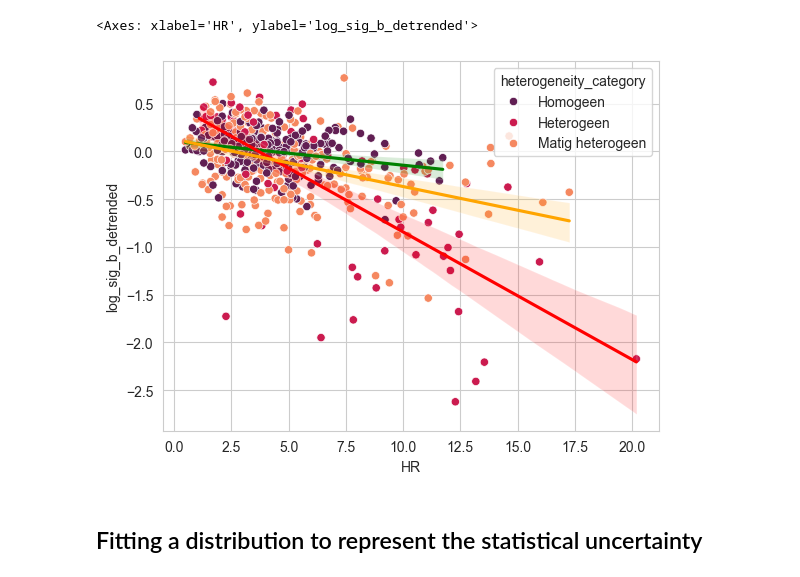
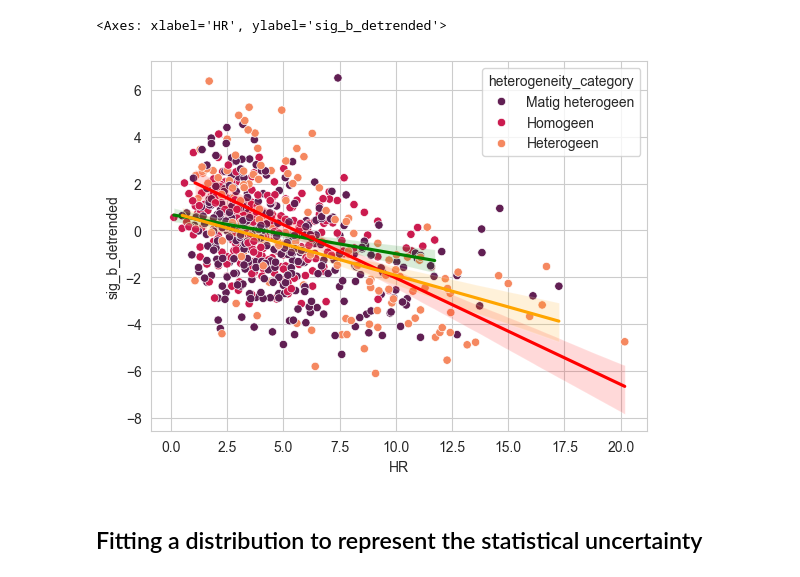
Before and after one commit to amavrits/asphalt-db, a Jupyter notebook: results/AnalysisOfResiduals.ipynb, the cells around one changed output. Cells and saved outputs as stored; diff of their text form; code cells hidden in the pictures.

```diff
--- a/results/AnalysisOfResiduals.ipynb
+++ b/results/AnalysisOfResiduals.ipynb
@@ -21,23 +22,28 @@ working_dir = Path(r'c:\Repositories\asphalt-db\results')
 results_dir = Path(r'c:\Users\klerk_wj\OneDrive - Stichting Deltares\00_Projecten\09_Kvk Asfalt\results')
 # %%
 #load the data
-dikes_and_projects = query_dikes_and_projects(sqlite3.connect(working_dir.parent.joinpath('data','database_all_v3.sqlite')))
-df_final = load_and_merge_data(working_dir.parent.joinpath('data','database_all_v3.sqlite'))
+dikes_and_projects = query_dikes_and_projects(sqlite3.connect(working_dir.parent.joinpath('data','database_all_v5.sqlite')))
+df_final = load_and_merge_data(working_dir.parent.joinpath('data','database_all_v5.sqlite'))
 data_per_dike_project = get_section_based_statistics(df_final, dikes_and_projects)
 df_final, data_per_dike_project = classifications_wrapper(df_final, data_per_dike_project)
+
+
+hue_order = ['Homogeen', 'Matig heterogeen', 'Heterogeen']
 # %%
 #load the detrended data
 # df_detrended = pd.read_csv(working_dir.parent.joinpath('data','detrended_data.csv'))
-df_detrended = pd.read_csv(working_dir.parent.joinpath('results','heterogeneity_regression', 'log_y_True', 'data_with_regression_output.csv'))
+df_detrended = pd.read_csv(working_dir.parent.joinpath('results','heterogeneity_regression', 'log_y_False', 'data_with_regression_output.csv'))
 # %%
 # df_detrended['nonlog_detrended_residuals'] = df_detrended['sig_b'] - np.exp(df_detrended['sig_b_regression'])
-df_detrended['sig_b_detrended'] = df_detrended['sig_b'] - np.exp(df_detrended['log_sig_b_regression'])
+#rename resid_M1 to sig_b_detrended
+df_detrended.rename(columns={'resid_M1':'sig_b_detrended'}, inplace=True)
+# df_detrended['sig_b_detrended'] = df_detrended['sig_b'] - df_detrended['resid_M1']
 
 #add some section characteristics to df_detrended
 df_detrended = pd.merge(df_detrended, data_per_dike_project[['project_dike_id','sig_b_mean', 'sig_b_std']], on='project_dike_id', how='left')
 
 #remove data for age_at_investigation >50
-df_detrended = df_detrended[df_detrended['age_at_investigation'] <=50]
+# df_detrended = df_detrended[df_detrended['age_at_investigation'] <=50]
 
 # sns.scatterplot(data=df_detrended, x='age_at_investigation', y='nonlog_detrended_residuals', hue='heterogeneity_category')
 sns.scatterplot(data=df_detrended, x='age_at_investigation', y='sig_b_detrended', hue='heterogeneity_category')
@@ -86,14 +157,14 @@ dict(zip(labels, bp_test))
 # %%
-sns.scatterplot(data=df_detrended, x='HR', y= 'log_sig_b_detrended', hue='heterogeneity_category', palette='rocket')
-sns.regplot(data=df_detrended.loc[df_detrended['heterogeneity_category'] == 'Homogeen'], x='HR', y= 'log_sig_b_detrended', scatter=False, color='green')
-sns.regplot(data=df_detrended.loc[df_detrended['heterogeneity_category'] == 'Heterogeen'], x='HR', y= 'log_sig_b_detrended', scatter=False, color='red')
-sns.regplot(data=df_detrended.loc[df_detrended['heterogeneity_category'] == 'Matig heterogeen'], x='HR', y= 'log_sig_b_detrended', scatter=False, color='orange')
+sns.scatterplot(data=df_detrended, x='HR', y= 'sig_b_detrended', hue='heterogeneity_category', palette='rocket')
+sns.regplot(data=df_detrended.loc[df_detrended['heterogeneity_category'] == 'Homogeen'], x='HR', y= 'sig_b_detrended', scatter=False, color='green')
+sns.regplot(data=df_detrended.loc[df_detrended['heterogeneity_category'] == 'Heterogeen'], x='HR', y= 'sig_b_detrended', scatter=False, color='red')
+sns.regplot(data=df_detrended.loc[df_detrended['heterogeneity_category'] == 'Matig heterogeen'], x='HR', y= 'sig_b_detrended', scatter=False, color='orange')
 
 #drop Matig heterogeen
 # df_detrended = df_detrended[df_detrended['heterogeneity_category'] != 'Matig heterogeen']
 # %% [output]
-<Axes: xlabel='HR', ylabel='log_sig_b_detrended'>
+<Axes: xlabel='HR', ylabel='sig_b_detrended'>
-[figure, old version]
+[figure, new version]
 # %% [markdown]
 ## Fitting a distribution to represent the statistical uncertainty
 # %%
```
Also changed, not shown: parts of 20 cells of this notebook, 7 other files.
